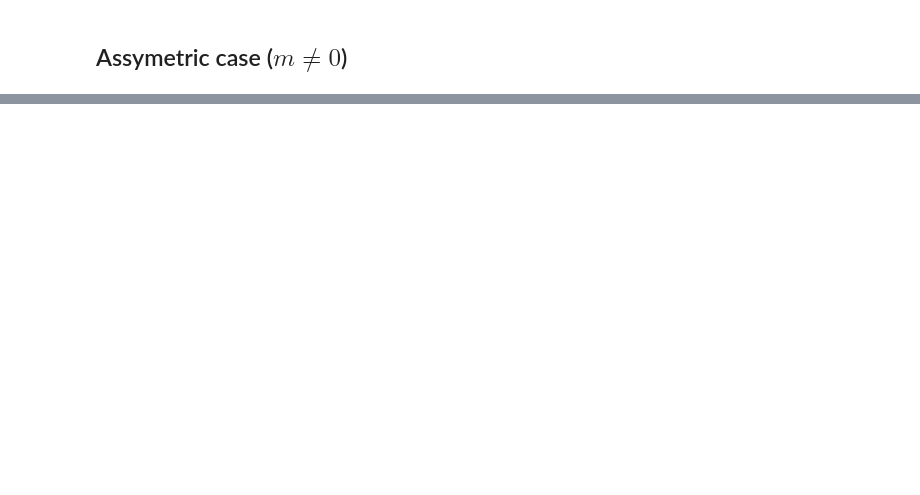
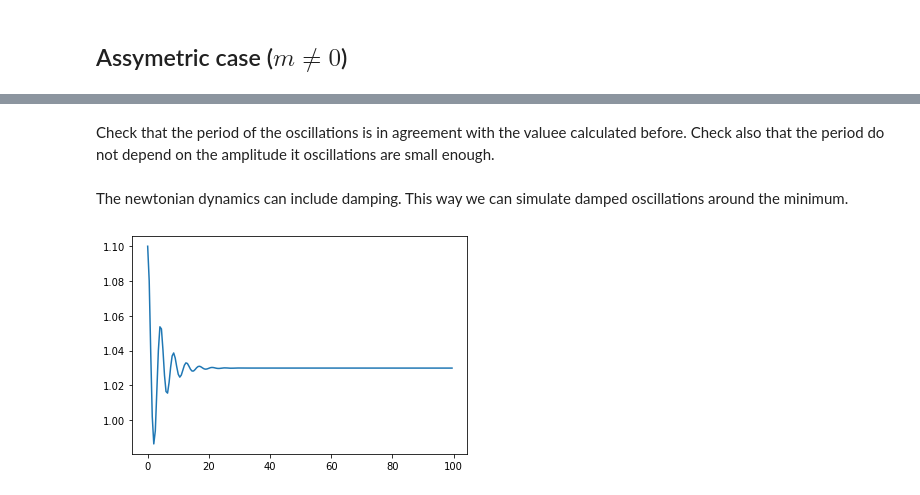
Before and after one commit to uibcdf/Molecular-Systems, a Jupyter notebook: docs/systems/double_well_potential.ipynb, the cells around one changed output, grey strips where cells are left out. Saved outputs shown, nothing was run; the diff lists cells and outputs as text; code cells hidden in the pictures; blank space fills up the shorter version.

```diff
--- a/docs/systems/double_well_potential.ipynb
+++ b/docs/systems/double_well_potential.ipynb
@@ -125,0 +267,17 @@ Dado que $m$ sólo introduce un factor lineal que desaparece en la segunda deriv
+# %% [markdown]
+Check that the period of the oscillations is in agreement with the valuee calculated before. Check also that the period do not depend on the amplitude it oscillations are small enough.
+# %% [markdown]
+The newtonian dynamics can include damping. This way we can simulate damped oscillations around the minimum.
+# %%
+time, position, velocity, kinetic_energy, potential_energy = newtonian (double_well.system,
+                                                                        friction = 0.5 / unit.picoseconds,
+                                                                        initial_positions = initial_positions,
+                                                                        initial_velocities = initial_velocities,
+                                                                        integration_timestep = 0.02 * unit.picoseconds,
+                                                                        saving_timestep = 0.5 * unit.picoseconds,
+                                                                        total_time = 100 * unit.picoseconds)
+
+plt.plot(time, position[:,0,0])
+plt.show()
+# %% [output]
+[figure, added]
```
Also changed, not shown: parts of 46 cells of this notebook, 2 other files.
